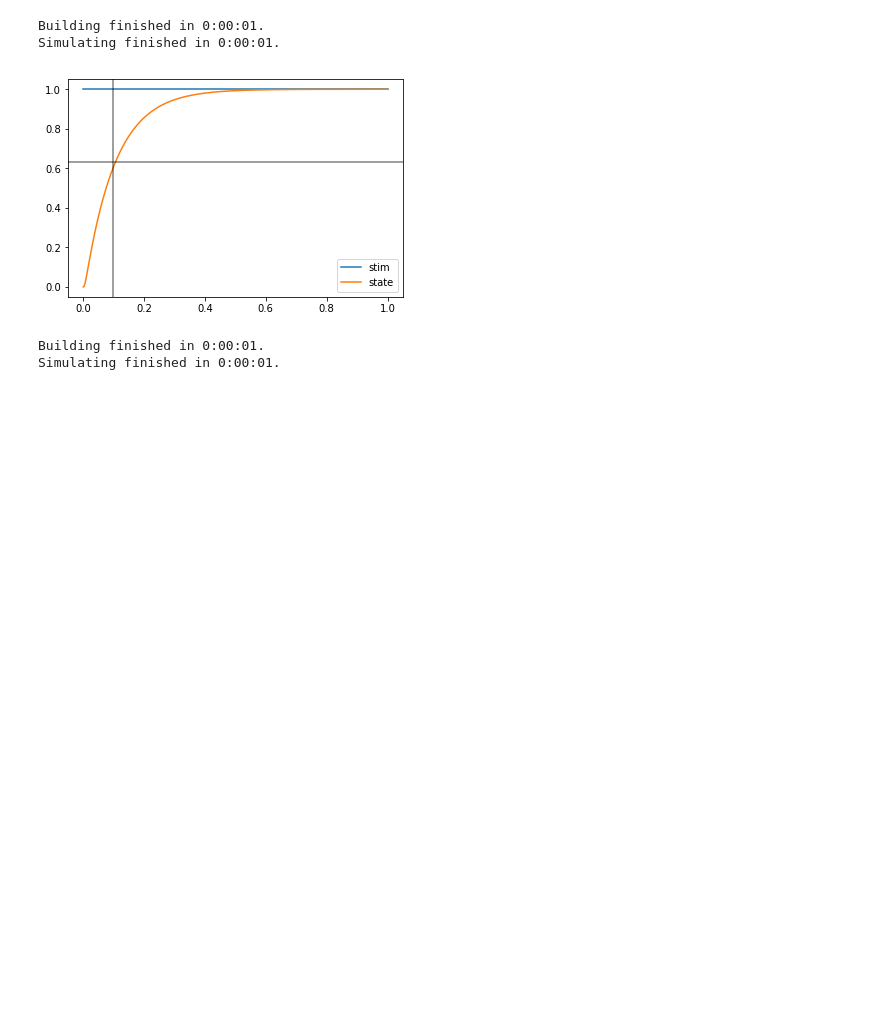
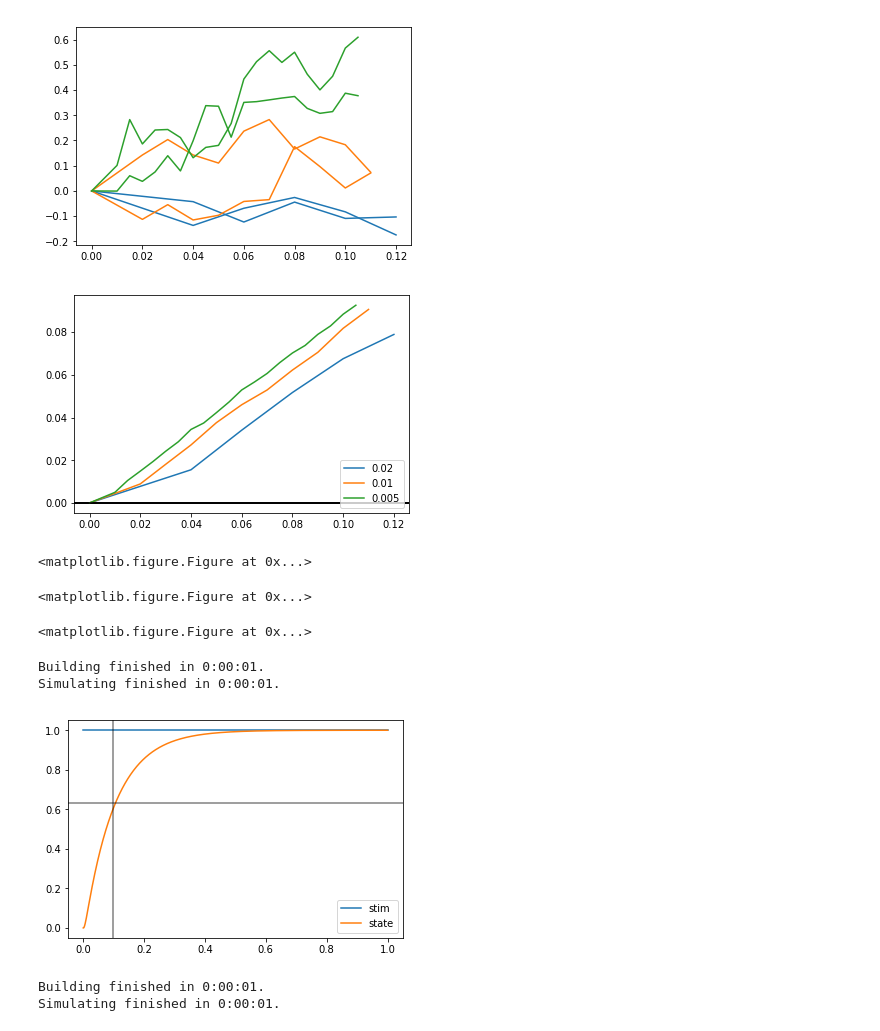
Before and after one commit to samfok/kalman, a Jupyter notebook: test_lds.ipynb, the cells around one changed output. Drawn from its saved outputs; the diff is of its cells as text; code cells hidden in the pictures; blank space fills up the shorter version.

Commit message:
testing ldsnet

```diff
--- a/test_lds.ipynb
+++ b/test_lds.ipynb
@@ -6,3 +1,59 @@ from kalman import LDS, LDSNet
+# %%
+%matplotlib inline
+import numpy as np
+import matplotlib.pyplot as plt
+import nengo
+from kalman import LDS, LDSNet
+
+def test_ldsnet_noise_implementation():
+    """Test an integrator driven by noise"""
+    SIM_TIME = 0.1
+    N_RUNS = 1000
+#     dts = [0.01, 0.001]
+    dts = [0.02, 0.01, 0.005]
+    fig_runs, ax_runs = plt.subplots()
+    fig_var, ax_var = plt.subplots()
+    for dt in dts:
+        state_data = np.zeros((N_RUNS, int(np.round(SIM_TIME/dt))+1))
+
+        A = np.array([[0]])
+        B = np.array([[0]])
+        C = np.array([[0]])
+        Q = np.array([[1]])
+        R = np.array([[0]])
+
+        model = nengo.Network()
+        with model:
+            stim = nengo.Node([0])
+            lds_net = LDSNet(A, B, C, Q=Q, R=R, dt=dt)
+            nengo.Connection(stim, lds_net.input, synapse=None)
+            stim_probe = nengo.Probe(stim)
+            lds_probe = nengo.Probe(lds_net.state)
+            out_probe = nengo.Probe(lds_net.output)
+
+        sim = nengo.Simulator(model, progress_bar=False, dt=dt)
+        fig_run = plt.figure()
+        for run_idx in range(N_RUNS):
+            sim.run(SIM_TIME+dt)
+            state_data[run_idx, :] = sim.data[lds_probe][:, 0]
+            if run_idx == 0:
+                trange = np.array([0] + list(sim.trange())[1:])
+                color = ax_runs.plot(trange, state_data[run_idx])[0].get_color()
+            elif run_idx == 1:
+                ax_runs.plot(trange, state_data[run_idx], color=color)
+            sim.reset()
+
+        var = np.var(state_data, axis=0)
+        ax_var.plot(trange, var, label=dt)
+        ax_var.axhline(0, color="k")
+    ax_var.legend(loc="lower right")
+test_ldsnet_noise_implementation()
+# %% [output]
+[figure, added]
+[figure, added]
+<matplotlib.figure.Figure at 0x...>
+<matplotlib.figure.Figure at 0x...>
+<matplotlib.figure.Figure at 0x...>
 # %%
 def test_ldsnet_1d():
     """Test LDSNet correctness
```
Also changed, not shown: parts of 1 cell of this notebook, 1 other file.
